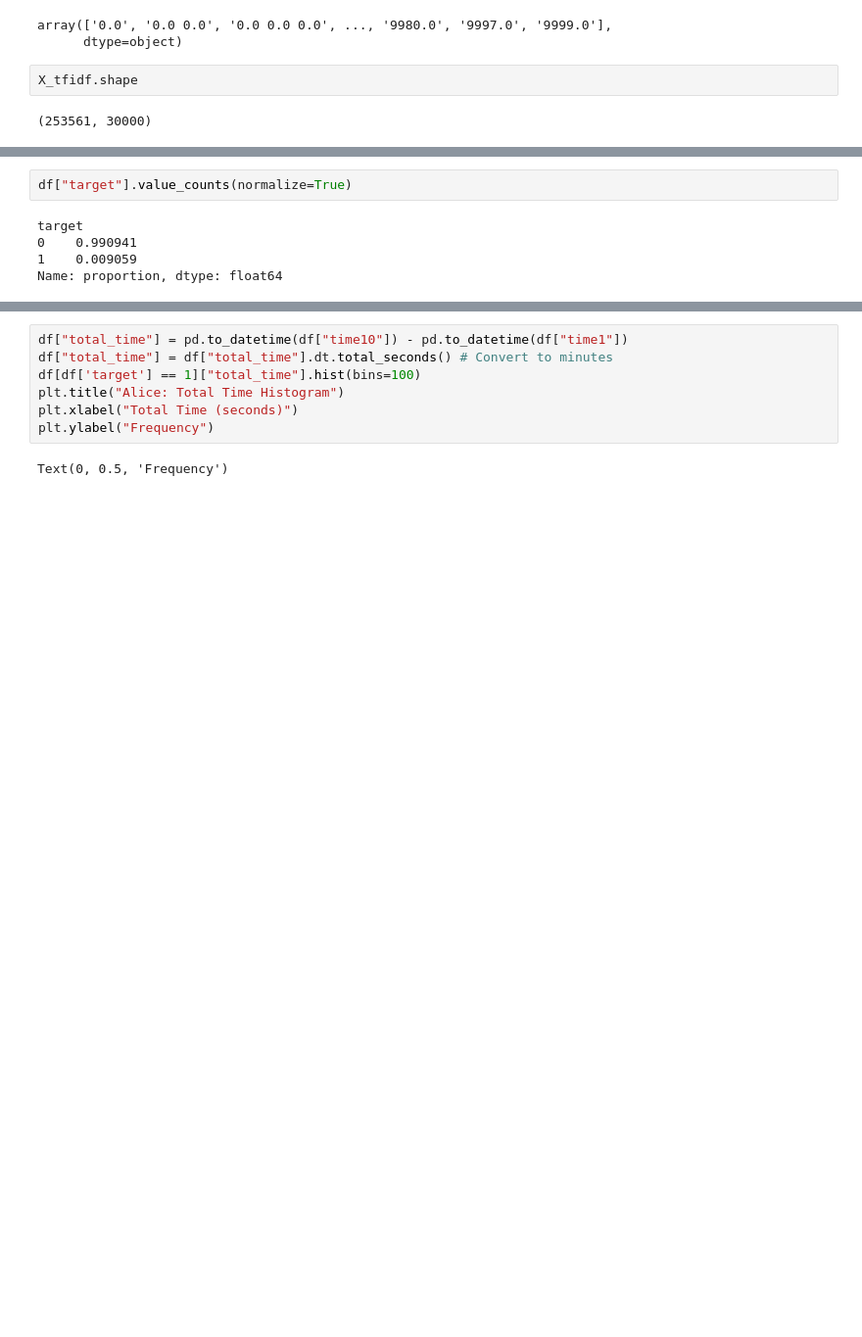
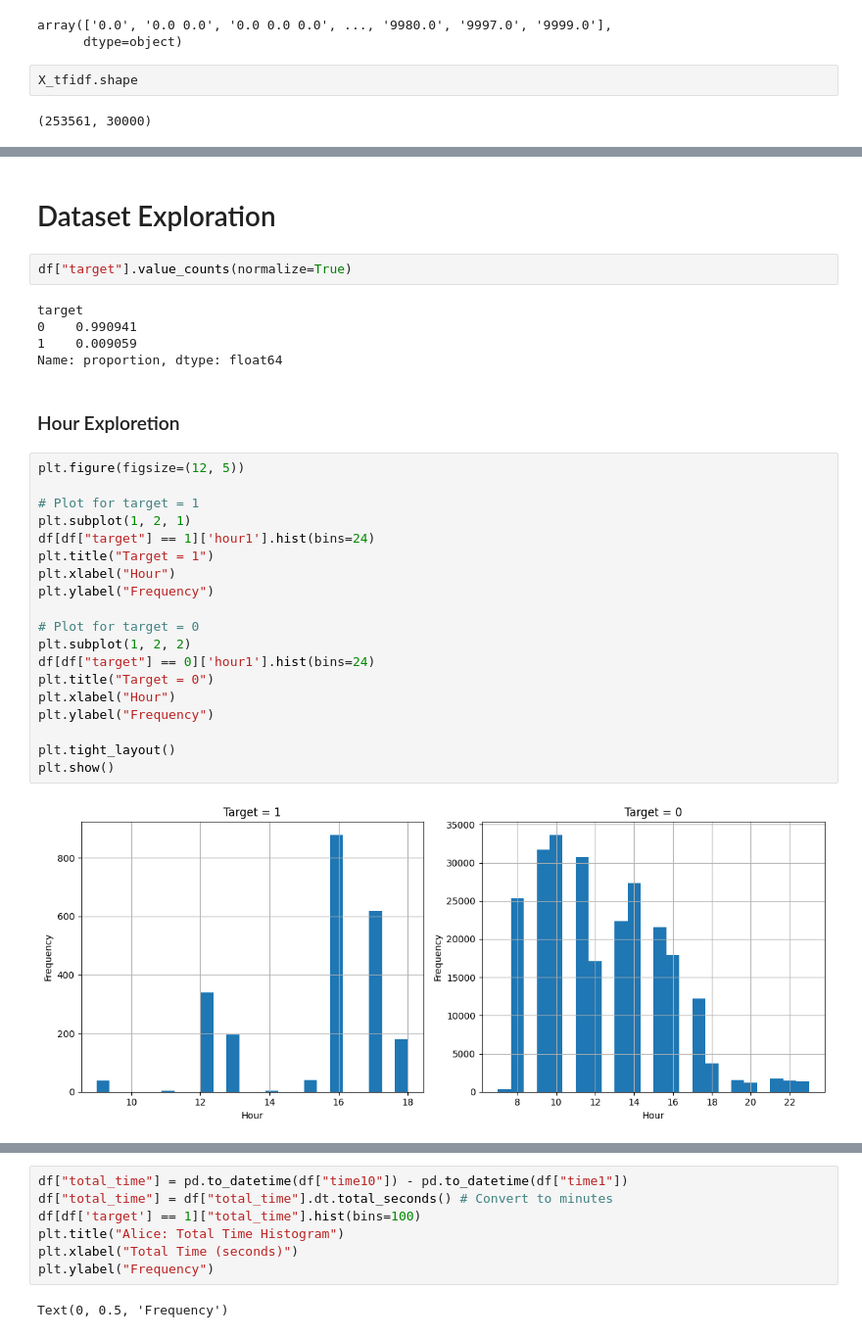
Before and after one commit to marwan995/ML-Project, a Jupyter notebook: project.ipynb, the cells around one changed output, grey strips where cells are left out. Shown: that part at 98% size. Drawn from its saved outputs; the diff is of its cells as text; blank space fills up the shorter version.

```diff
--- a/project.ipynb
+++ b/project.ipynb
@@ -137,3 +126,5 @@ df
+# %% [markdown]
+# Dataset Exploration
 # %%
 df["target"].value_counts(normalize=True)
 # %% [output]
@@ -141,3 +132,26 @@ target
 0    0.990941
 1    0.009059
 Name: proportion, dtype: float64
+# %% [markdown]
+### Hour Exploretion
+# %%
+plt.figure(figsize=(12, 5))
+
+# Plot for target = 1
+plt.subplot(1, 2, 1)
+df[df["target"] == 1]['hour1'].hist(bins=24)
+plt.title("Target = 1")
+plt.xlabel("Hour")
+plt.ylabel("Frequency")
+
+# Plot for target = 0
+plt.subplot(1, 2, 2)
+df[df["target"] == 0]['hour1'].hist(bins=24)
+plt.title("Target = 0")
+plt.xlabel("Hour")
+plt.ylabel("Frequency")
+
+plt.tight_layout()
+plt.show()
+# %% [output]
+[figure, added]
```
Also changed, not shown: parts of 84 cells of this notebook, 8 other files.
